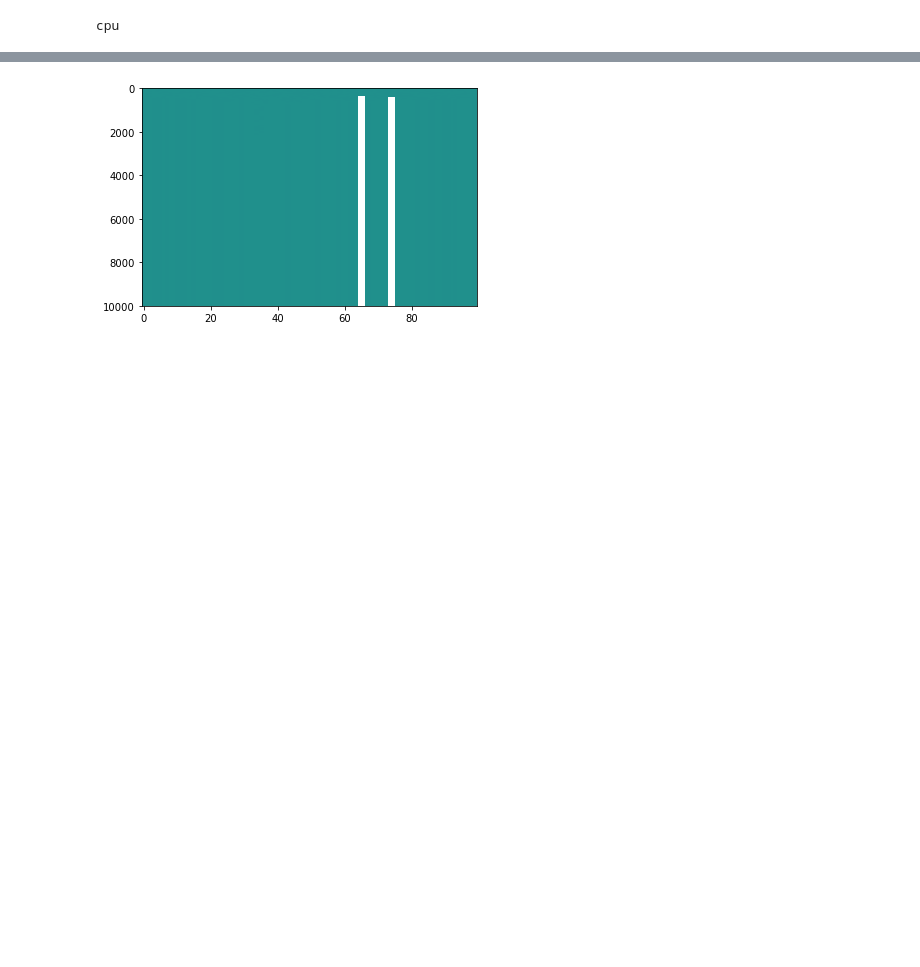
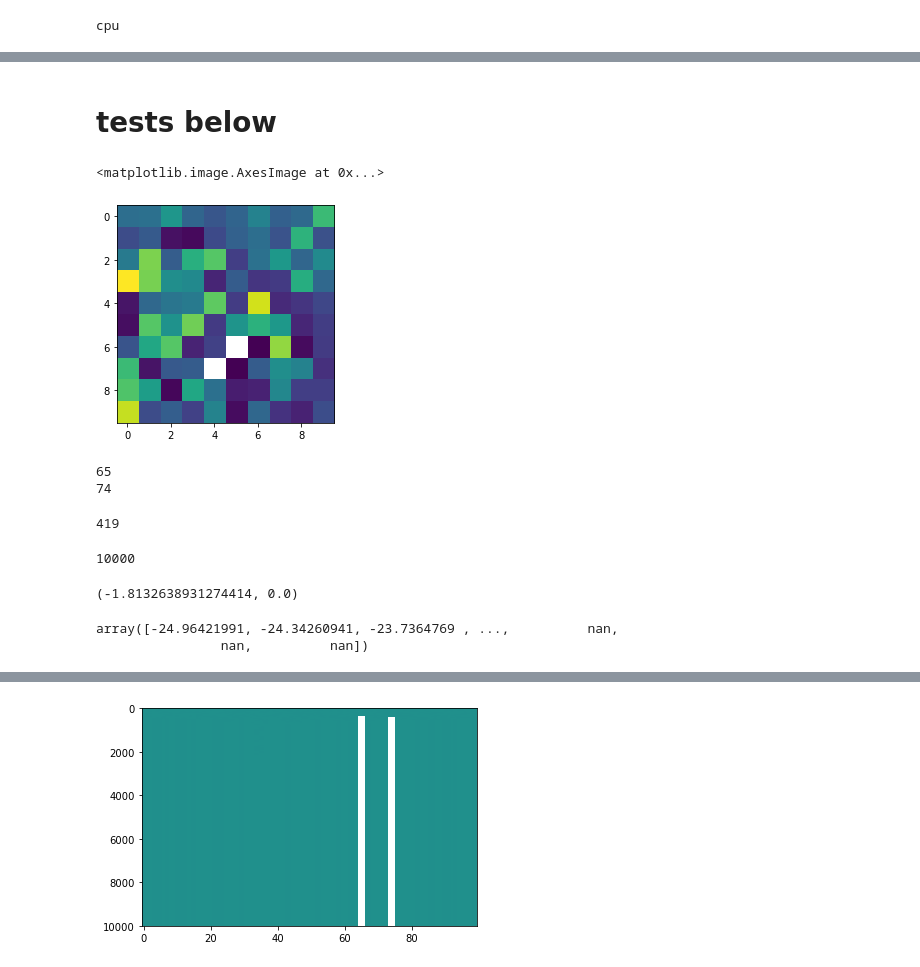
Before and after one commit to liamedeiros/Mahakala, a Jupyter notebook: demos/grmhd.ipynb, the cells around one changed output, grey strips where cells are left out. Cells and saved outputs as stored; diff of their text form; code cells hidden in the pictures; blank space fills up the shorter version.

```diff
--- a/demos/grmhd.ipynb
+++ b/demos/grmhd.ipynb
@@ -104,0 +102,9 @@ ax1.imshow(final_image)
+# %% [markdown]
+# tests below
+# %%
+ax1 = plt.subplot(1, 1, 1)
+
+ax1.imshow(tensorial_data['pitch_angle'].min(axis=0).reshape((10, 10)))
+# %% [output]
+<matplotlib.image.AxesImage at 0x...>
+[figure, added]
@@ -104,0 +125,32 @@ ax1.imshow(final_image)
+# %%
+xpos_vec = S[:, :, :4]
+
+xs = xpos_vec[:, :, 1]
+ys = xpos_vec[:, :, 2]
+zs = xpos_vec[:, :, 3]
+
+for j in range(100):
+    if np.isnan(np.min(xs[:, j])):
+        print(j)
+    #print(j, np.min(xs[:, j]))
+# %% [output]
+65
+74
+# %%
+len(select_geodesic[:, 0, 1])
+# %% [output]
+419
+# %%
+len(final_dt[:, 64])
+# %% [output]
+10000
+# %%
+tidx = 417
+xs[tidx, 65], final_dt[tidx, 65]
+# %% [output]
+(-1.8132638931274414, 0.0)
+# %%
+final_dt[:, 65]
+# %% [output]
+array([-24.96421991, -24.34260941, -23.7364769 , ...,          nan,
+                nan,          nan])
```
Also changed, not shown: parts of 22 cells of this notebook, 2 other files.
